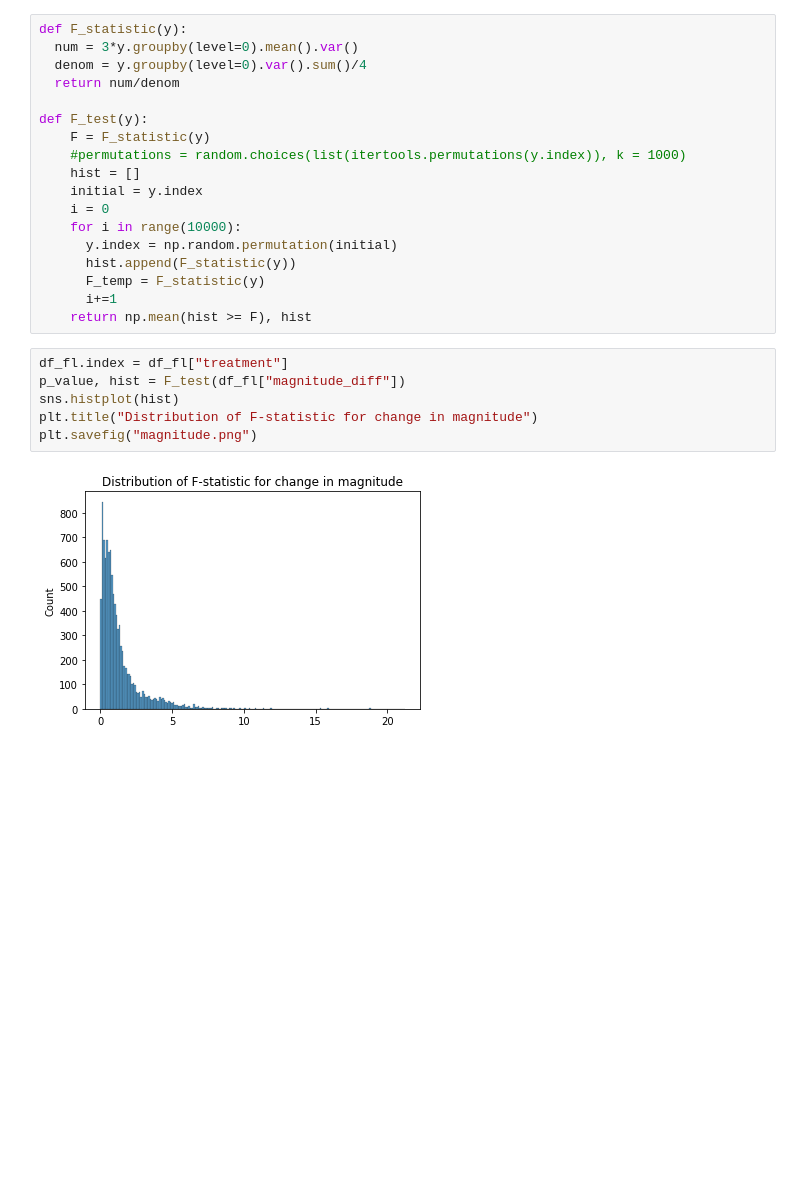
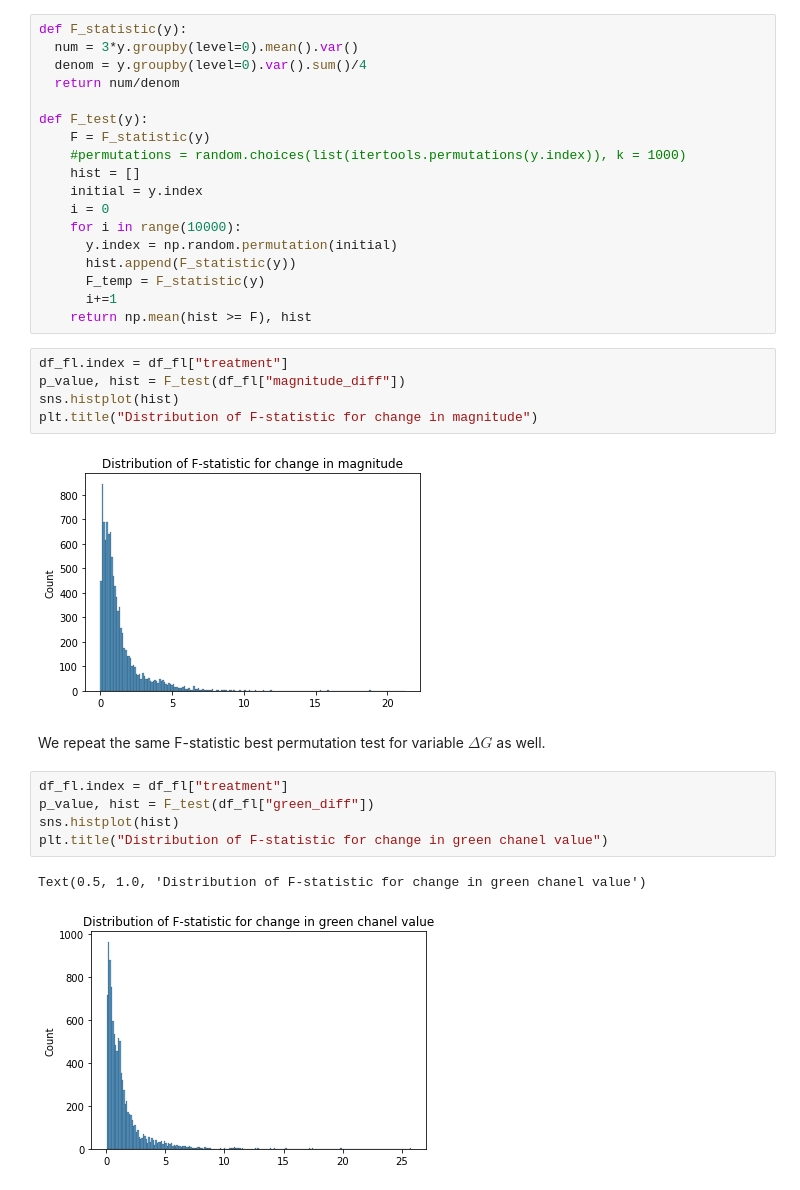
Before and after one commit to unique-subedi/fruit-ripening-experiment, a Jupyter notebook: Unique_fruit_ripening.ipynb, the cells around one changed output. Drawn from its saved outputs; the diff is of its cells as text; blank space fills up the shorter version.

```diff
--- a/Unique_fruit_ripening.ipynb
+++ b/Unique_fruit_ripening.ipynb
@@ -160,6 +160,15 @@ df_fl.index = df_fl["treatment"]
 p_value, hist = F_test(df_fl["magnitude_diff"])
 sns.histplot(hist)
 plt.title("Distribution of F-statistic for change in magnitude")
-plt.savefig("magnitude.png")
 # %% [output]
 [figure]
+# %% [markdown]
+We repeat the same F-statistic best permutation test for variable $\Delta G$ as well.
+# %%
+df_fl.index = df_fl["treatment"]
+p_value, hist = F_test(df_fl["green_diff"])
+sns.histplot(hist)
+plt.title("Distribution of F-statistic for change in green chanel value")
+# %% [output]
+Text(0.5, 1.0, 'Distribution of F-statistic for change in green chanel value')
+[figure, added]
```
Also changed, not shown: parts of 2 cells of this notebook.
